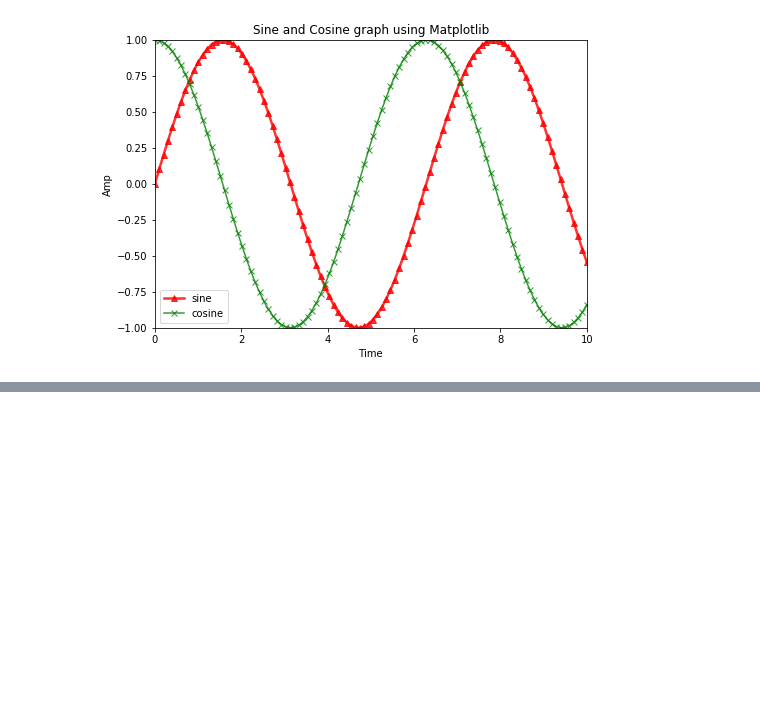
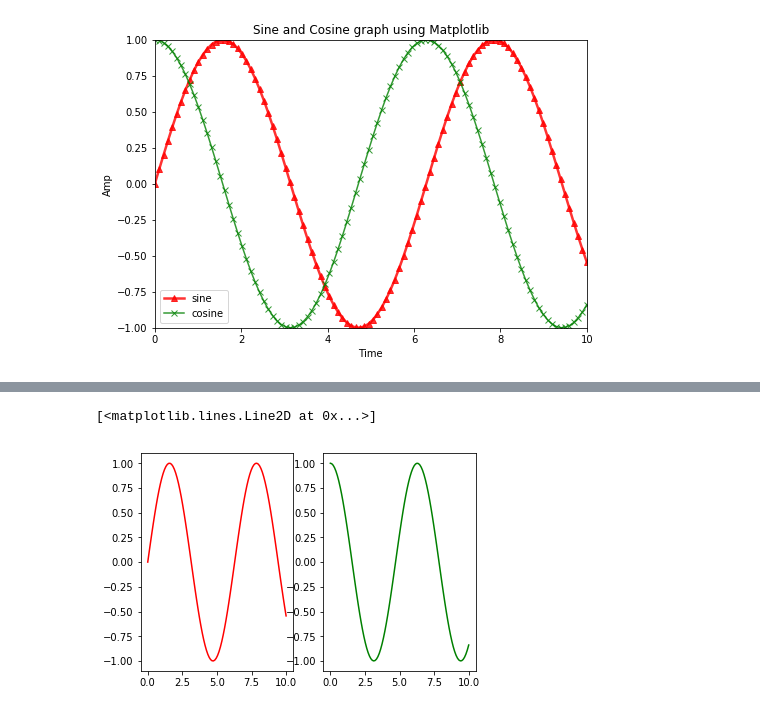
Before and after one commit to jimit105/Data-Science-in-Python-Pandas-Scikit-learn-Numpy-Matplotlib, a Jupyter notebook: Data Visualization with Matplotlib/MatPlotLib.ipynb, the cells around one changed output, grey strips where cells are left out. Saved outputs shown, nothing was run; the diff lists cells and outputs as text; code cells hidden in the pictures; blank space fills up the shorter version.

```diff
--- a/Data Visualization with Matplotlib/MatPlotLib.ipynb
+++ b/Data Visualization with Matplotlib/MatPlotLib.ipynb
@@ -150,0 +161,12 @@ Text(0.5,1,'Sine and Cosine graph using Matplotlib')
+# %%
+fig, ax = plt.subplots(nrows=1, ncols=2)
+#type(ax)
+
+# ax[0] --> corresponds to first graph
+# ax[1] --> corresponds to second graph
+
+ax[0].plot(x,y,c='red')
+ax[1].plot(x,z,c='green')
+# %% [output]
+[<matplotlib.lines.Line2D at 0x...>]
+[figure, added]
```
Also changed, not shown: parts of 4 cells of this notebook.
